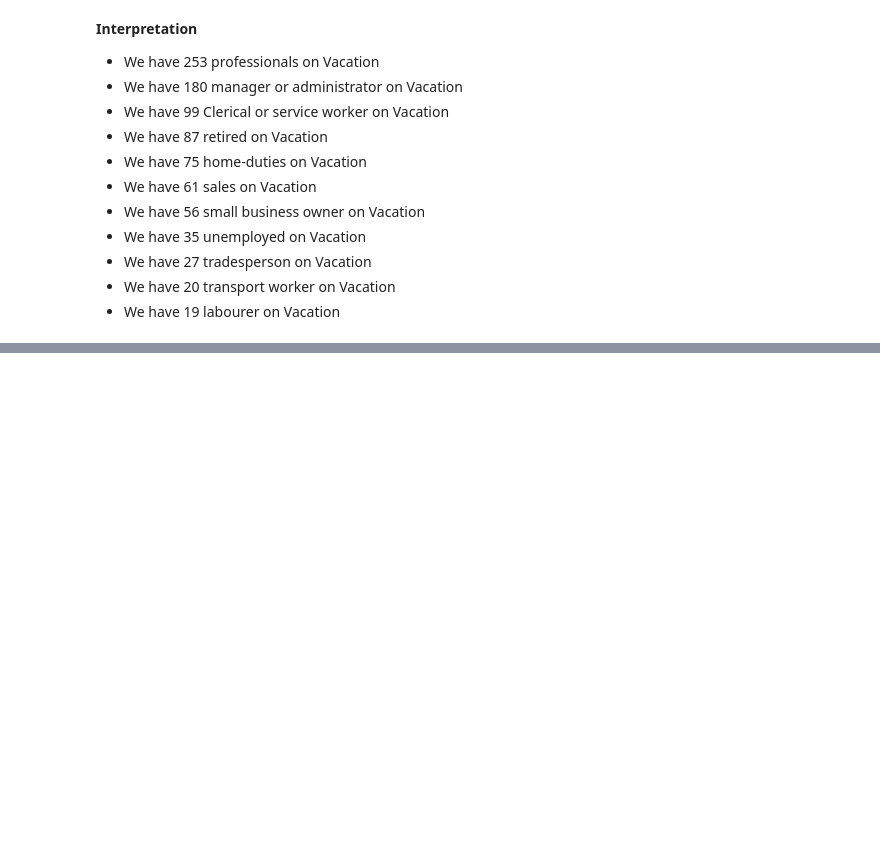
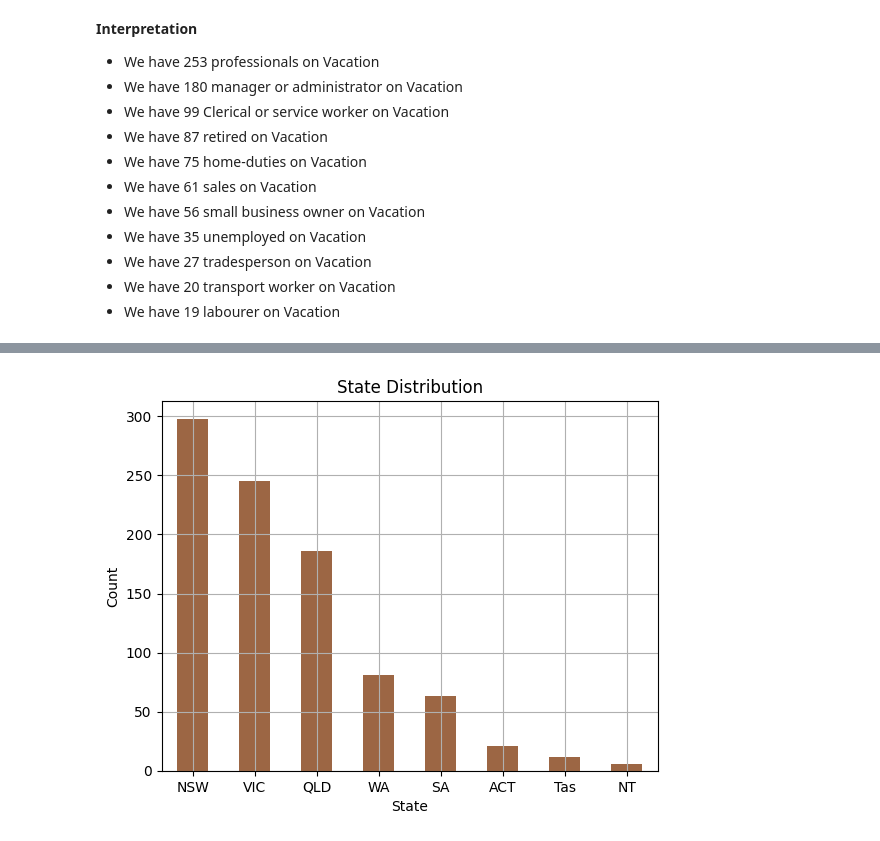
Before and after one commit to Uraniumking007/College-Stuff, a Jupyter notebook: BE/codeunnati/python_scripts_ckpcet/project_on_data_analytics/data_analytics_on_vacation_data/Data_Analytics_On_Vacation_Data.ipynb, the cells around one changed output, grey strips where cells are left out. Drawn from its saved outputs; the diff is of its cells as text; code cells hidden in the pictures; blank space fills up the shorter version.

```diff
--- a/BE/codeunnati/python_scripts_ckpcet/project_on_data_analytics/data_analytics_on_vacation_data/Data_Analytics_On_Vacation_Data.ipynb
+++ b/BE/codeunnati/python_scripts_ckpcet/project_on_data_analytics/data_analytics_on_vacation_data/Data_Analytics_On_Vacation_Data.ipynb
@@ -610,0 +642,7 @@ plt.show()
+# %%
+df_cat.State.value_counts().plot(kind='bar',color='#9c6644',title='State Distribution',grid=True)
+plt.ylabel('Count')
+plt.xticks(rotation=0)
+plt.show()
+# %% [output]
+[figure, added]
```
Also changed, not shown: parts of 47 cells of this notebook.
